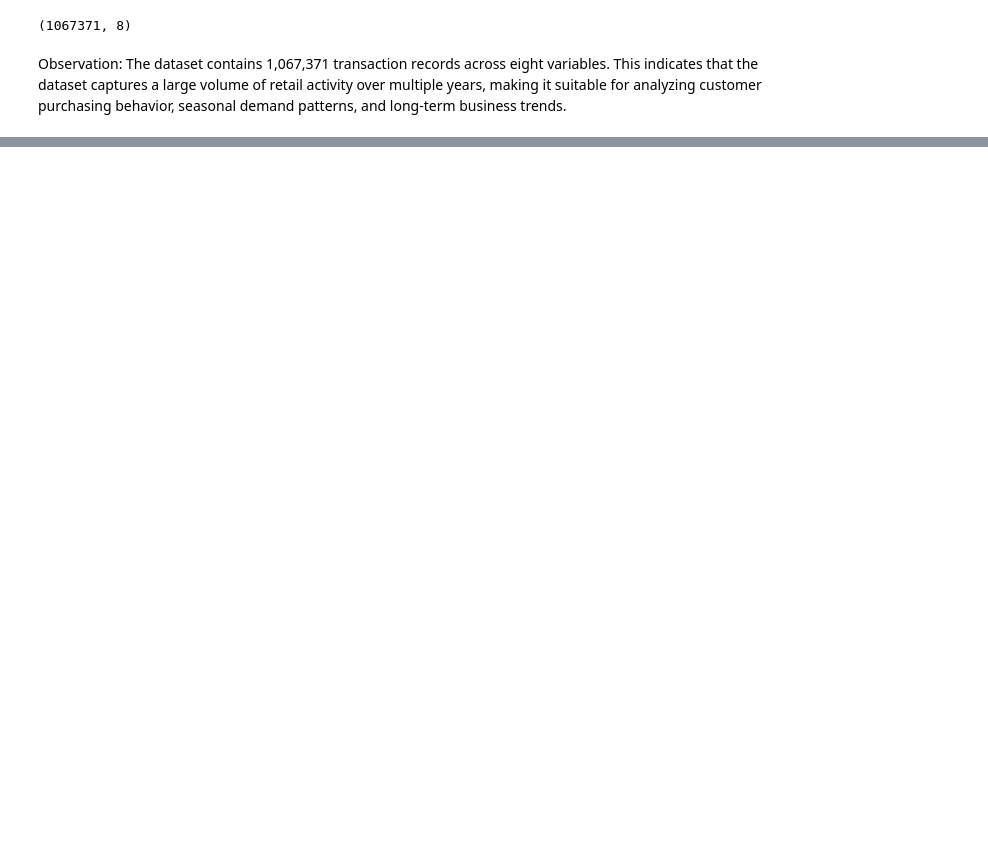
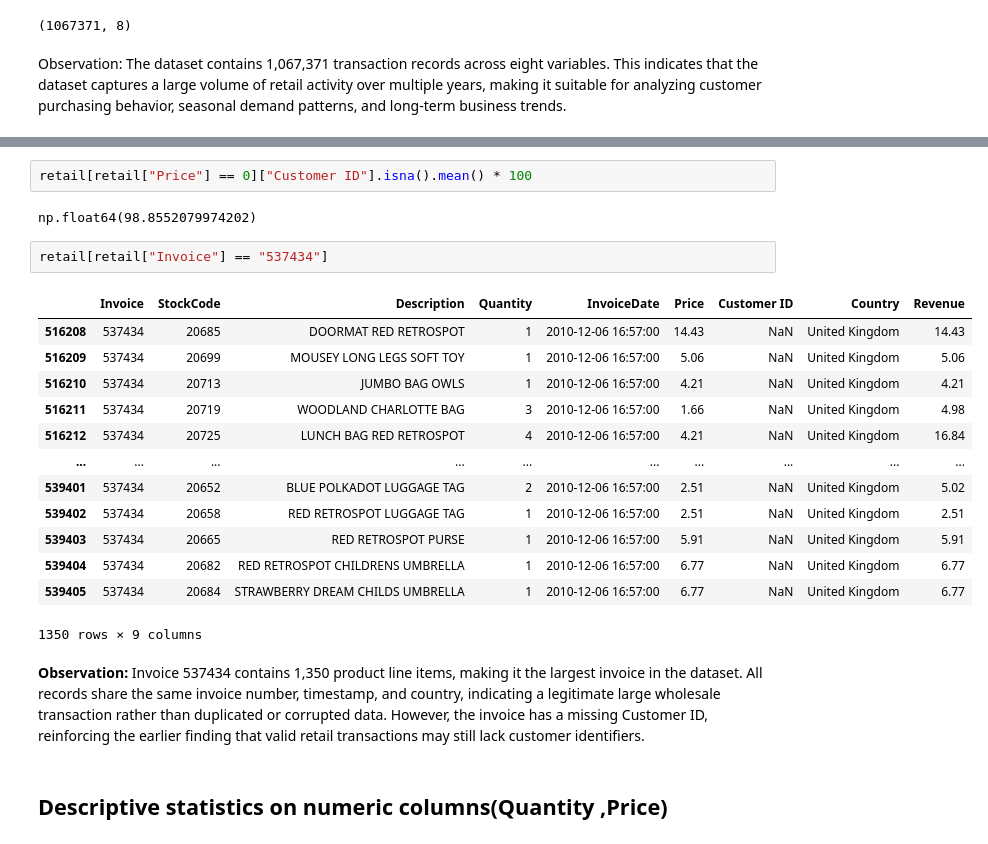
Before and after one commit to MohanKumarN14/Retail-Demand-and-Market-Intelligence-Analytics, a Jupyter notebook: notebooks/01_Data_Understanding.ipynb, the cells around one changed output, grey strips where cells are left out. Drawn from its saved outputs; the diff is of its cells as text; blank space fills up the shorter version.

```diff
--- a/notebooks/01_Data_Understanding.ipynb
+++ b/notebooks/01_Data_Understanding.ipynb
@@ -62,0 +435,24 @@ memory usage: 65.1 MB
+# %%
+retail[retail["Price"] == 0]["Customer ID"].isna().mean() * 100
+# %% [output]
+np.float64(98.8552079974202)
+# %%
+retail[retail["Invoice"] == "537434"]
+# %% [output]
+|  | Invoice | StockCode | Description | Quantity | InvoiceDate | Price | Customer ID | Country | Revenue |
+| 516208 | 537434 | 20685 | DOORMAT RED RETROSPOT | 1 | 2010-12-06 16:57:00 | 14.43 | NaN | United Kingdom | 14.43 |
+| 516209 | 537434 | 20699 | MOUSEY LONG LEGS SOFT TOY | 1 | 2010-12-06 16:57:00 | 5.06 | NaN | United Kingdom | 5.06 |
+| 516210 | 537434 | 20713 | JUMBO BAG OWLS | 1 | 2010-12-06 16:57:00 | 4.21 | NaN | United Kingdom | 4.21 |
+| 516211 | 537434 | 20719 | WOODLAND CHARLOTTE BAG | 3 | 2010-12-06 16:57:00 | 1.66 | NaN | United Kingdom | 4.98 |
+| 516212 | 537434 | 20725 | LUNCH BAG RED RETROSPOT | 4 | 2010-12-06 16:57:00 | 4.21 | NaN | United Kingdom | 16.84 |
+| ... | ... | ... | ... | ... | ... | ... | ... | ... | ... |
+| 539401 | 537434 | 20652 | BLUE POLKADOT LUGGAGE TAG | 2 | 2010-12-06 16:57:00 | 2.51 | NaN | United Kingdom | 5.02 |
+| 539402 | 537434 | 20658 | RED RETROSPOT LUGGAGE TAG | 1 | 2010-12-06 16:57:00 | 2.51 | NaN | United Kingdom | 2.51 |
+| 539403 | 537434 | 20665 | RED RETROSPOT PURSE | 1 | 2010-12-06 16:57:00 | 5.91 | NaN | United Kingdom | 5.91 |
+| 539404 | 537434 | 20682 | RED RETROSPOT CHILDRENS UMBRELLA | 1 | 2010-12-06 16:57:00 | 6.77 | NaN | United Kingdom | 6.77 |
+| 539405 | 537434 | 20684 | STRAWBERRY DREAM CHILDS UMBRELLA | 1 | 2010-12-06 16:57:00 | 6.77 | NaN | United Kingdom | 6.77 |
+1350 rows × 9 columns
+# %% [markdown]
+**Observation:** Invoice 537434 contains 1,350 product line items, making it the largest invoice in the dataset. All records share the same invoice number, timestamp, and country, indicating a legitimate large wholesale transaction rather than duplicated or corrupted data. However, the invoice has a missing Customer ID, reinforcing the earlier finding that valid retail transactions may still lack customer identifiers.
+# %% [markdown]
+## Descriptive statistics on numeric columns(Quantity ,Price)
```
Also changed, not shown: parts of 55 cells of this notebook, 9 other files.
